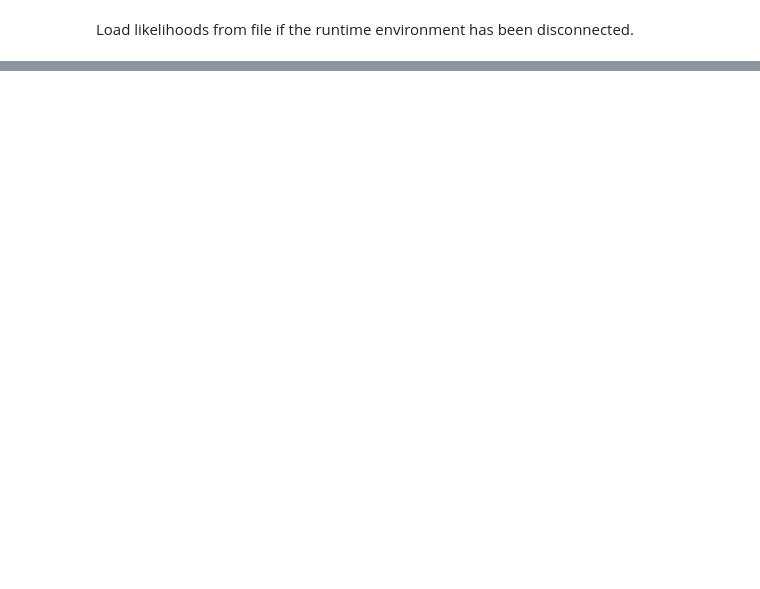
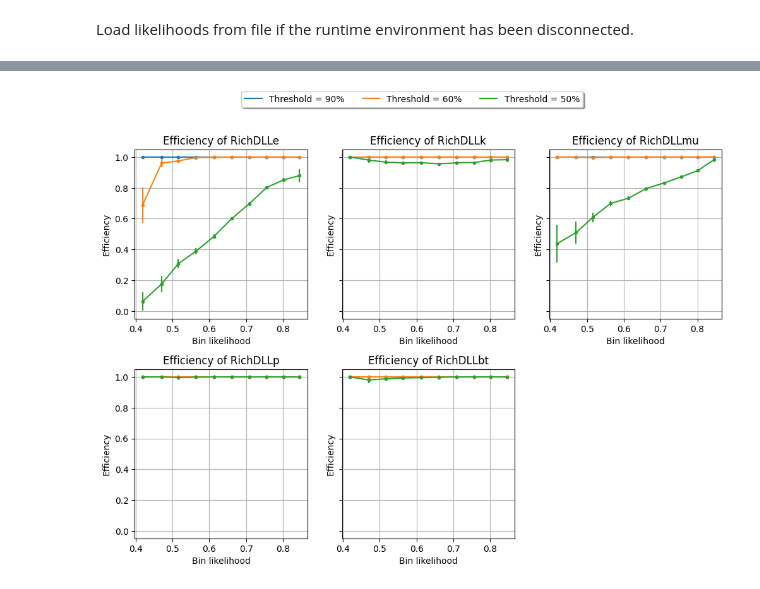
Before and after one commit to evillag/uncertainty_gan, a Jupyter notebook: CERN_UE_Uncertainty_Scoring.ipynb, the cells around one changed output, grey strips where cells are left out. Cells and saved outputs as stored; diff of their text form; code cells hidden in the pictures; blank space fills up the shorter version.

```diff
--- a/CERN_UE_Uncertainty_Scoring.ipynb
+++ b/CERN_UE_Uncertainty_Scoring.ipynb
@@ -178,3 +204,19 @@ np.save(dir + 'kaon_likelihoods.npy', likelihoods)
+# %%
+n_samples, n_features = 10000, test_embeddings.shape[1]
+range_map_likelihoods = np.zeros((n_samples, n_features))
+
+for j in range(n_features):
+  train_sample = train_embeddings[:10000, j]
+  kde = gaussian_kde(train_sample)
+
+  x = np.linspace(train_sample.min(), train_sample.max(), 10000)
+  kde_max = kde(x).max()
+
+  for i in range(n_samples):
+    point = test_embeddings[i, j]
+    range_map_likelihoods[i, j] = kde(point) / kde_max
+
+np.save(dir + 'range_map_likelihoods.npy', range_map_likelihoods)
 # %% [markdown]
 Load likelihoods from file if the runtime environment has been disconnected.
 # %%
@@ -182 +226,5 @@ likelihoods = np.load(dir + 'kaon_likelihoods.npy')
+# %%
+range_map_likelihoods = np.load(dir + 'range_map_likelihoods.npy')
+
+mean_range_map_likelihoods = range_map_likelihoods.mean(1)
 # %% [markdown]
@@ -214,0 +234,67 @@ Correlation coefficient: 0.025566428470055524
+# %%
+from scipy.stats import linregress
+
+def select_threshold(feature, n_tracks_fraction=0.9):
+    return np.quantile(feature, 1 - n_tracks_fraction)
+
+def efficiency_bins(targets, threshold, idx):
+    def compute_efficiency(y):
+        return (y > threshold).mean()
+
+    def compute_error(y):
+        err = (y < threshold).sum() * (y > threshold).sum() / y.size**3
+        return np.sqrt(err)
+
+    efficiency = []
+    errors = []
+
+    for target in targets:
+        eff = compute_efficiency(target[:, idx])
+        err = compute_error(target[:, idx])
+
+        efficiency.append(eff)
+        errors.append(err)
+
+    return efficiency, errors
+
+def compute_bin_indices(data, n_bins):
+  bin_edges = np.linspace(data.min(), data.max(), n_bins + 1)
+  indices = np.digitize(data, bin_edges)
+
+  indices[indices == 0] = 1
+  indices[indices == n_bins + 1] = n_bins
+
+  return indices
+
+fig, axes = plt.subplots(2, 3, figsize=(12, 8), sharey=True)
+plt.subplots_adjust(hspace = .3)
+
+n_bins = 10
+
+indices = compute_bin_indices(mean_range_map_likelihoods, n_bins)
+
+bins_targets = [test_predictions[:10000][indices == i] for i in range(1, n_bins + 1)]
+bins_likelihoods = [mean_range_map_likelihoods[indices == i].mean() for i in range(1, n_bins + 1)]
+
+for idx, ax in zip(range(5), axes.flatten()):
+    for fraction in .9, .6, .5:
+        threshold = select_threshold(train_targets[:, idx], fraction)
+
+        eff, err = efficiency_bins(bins_targets, threshold, idx)
+        plot = ax.plot(bins_likelihoods, eff, label=f'Threshold = {int(fraction * 100)}%')
+        ax.errorbar(bins_likelihoods, eff, err, fmt='.', color=plot[0].get_color())
+
+    regress = linregress(bins_likelihoods, eff)
+    print(f'Correlation coefficient for {dll_columns[idx]}: {round(regress.rvalue * 100, 2)}%')
+
+    ax.set_title (f"Efficiency of {dll_columns[idx]}")
+    ax.set_xlabel("Bin likelihood")
+    ax.set_ylabel("Efficiency")
+    ax.grid()
+
+axes[-1, -1].axis(False)
+handles, labels = ax.get_legend_handles_labels()
+fig.legend(handles, labels, loc='upper center', fancybox=True, shadow=True, ncol=3)
+
+plt.show()
+# %% [output]
@@ -214,0 +306 @@ Correlation coefficient: 0.025566428470055524
+[figure, added]
```
Also changed, not shown: parts of 17 cells of this notebook.
